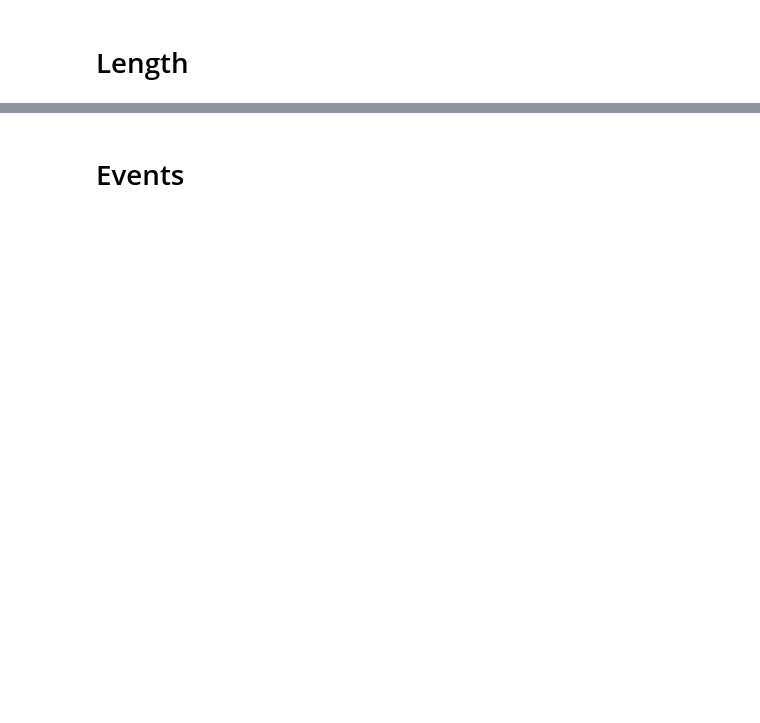
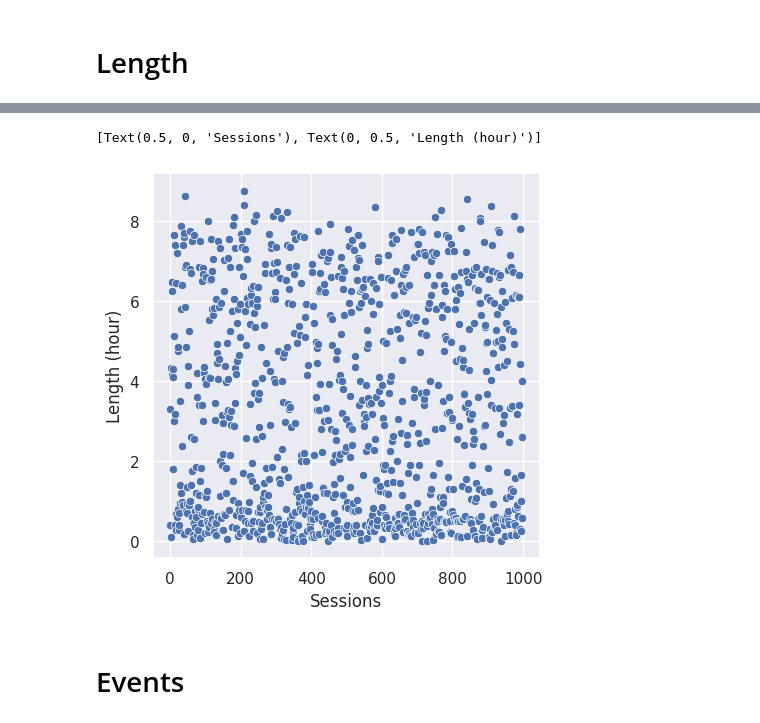
Before and after one commit to jlaumonier/apnea, a Jupyter notebook: notebooks/raw_data_analysis.ipynb, the cells around one changed output, grey strips where cells are left out. Cells and saved outputs as stored; diff of their text form; code cells hidden in the pictures; blank space fills up the shorter version.

```diff
--- a/notebooks/raw_data_analysis.ipynb
+++ b/notebooks/raw_data_analysis.ipynb
@@ -153,11 +176,11 @@ with tqdm(total=len(list_files)) as pbar:
                 df_event['type']  = event_name
                 df_event['session'] = f['value']
             else:
-                df_event = pd.DataFrame(data=[[np.NAN, event_name, f['value']]], columns=['time_absolute', 'type', 'session'])
+                df_event = pd.DataFrame(data=[[np.NAN, event_name, f['value']]], columns=['time_utc', 'type', 'session'])
             if df_event_all_sessions is None:
-                df_event_all_sessions = df_event[['time_absolute', 'type', 'session']]
+                df_event_all_sessions = df_event[['time_utc', 'type', 'session']]
             else:
-                df_event_all_sessions = pd.concat([df_event_all_sessions,  df_event[['time_absolute', 'type', 'session']]])
+                df_event_all_sessions = pd.concat([df_event_all_sessions,  df_event[['time_utc', 'type', 'session']]])
         stats['sessions'].append(stat_session)
         pbar.update(1)
         oscar_session_data = None
@@ -211,3 +308,8 @@ sns.boxplot(data=length_array/1000.0/60/60).set(xlabel='Sessions', ylabel='Lengt
+# %%
+sns.scatterplot(data=length_array/1000.0/60/60).set(xlabel='Sessions', ylabel='Length (hour)')
+# %% [output]
+[Text(0.5, 0, 'Sessions'), Text(0, 0.5, 'Length (hour)')]
+[figure, added]
 # %% [markdown]
 # Events
 # %%
```
Also changed, not shown: parts of 15 cells of this notebook.
